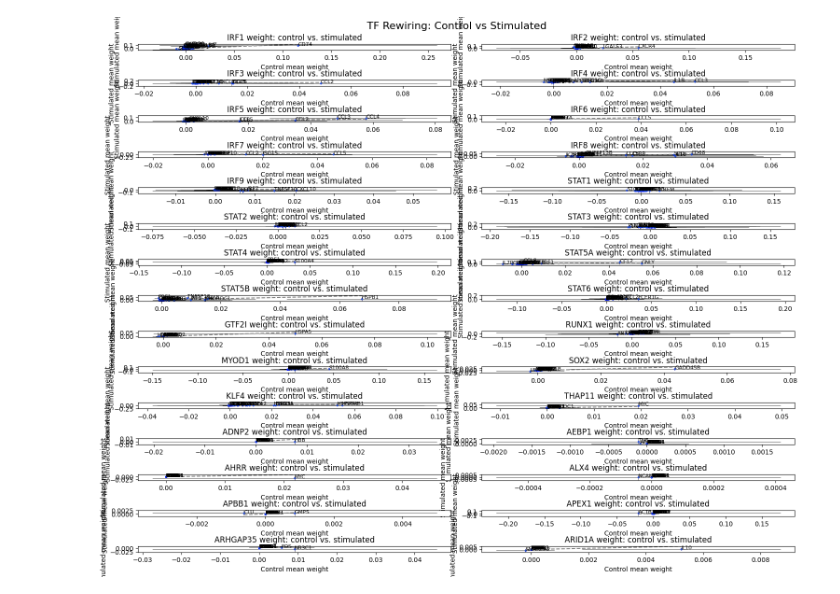
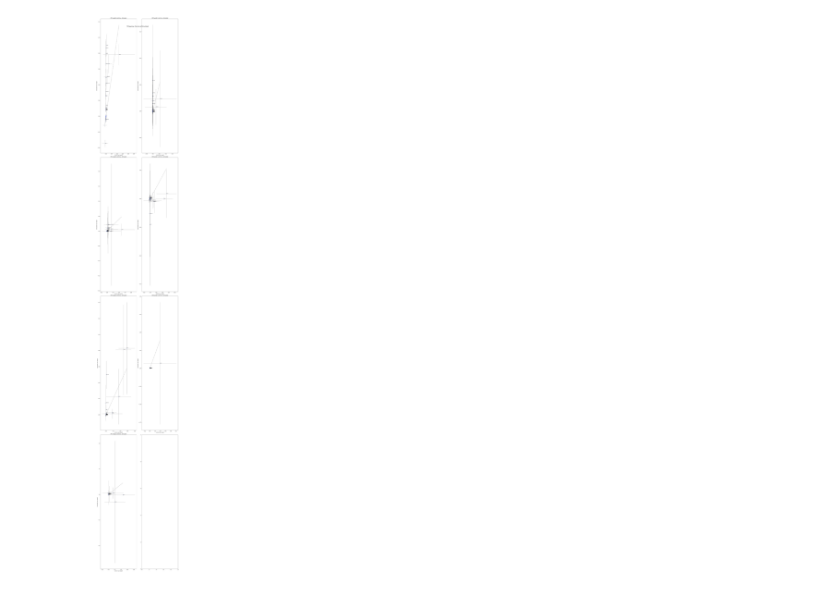
Before and after one commit to yusufozgur/DeepLife, a Jupyter notebook: Deeplife/hackhathon/visualize.ipynb, the cells around one changed output. Saved outputs shown, nothing was run; the diff lists cells and outputs as text; code cells hidden in the pictures.

Commit message:
some work on group visualization

```diff
--- a/Deeplife/hackhathon/visualize.ipynb
+++ b/Deeplife/hackhathon/visualize.ipynb
@@ -59,33 +67,34 @@ def plot_tf_rewiring(path, tf_names, title,
             xerr=merged["std_ctrl"], yerr=merged["std_stim"],
             fmt='.',                 # circle markers
             ecolor='black',           # color of error bars
             elinewidth=0.5,          # thin error bars
             markersize=5,
             markeredgecolor='blue',
             markeredgewidth=0.5
         )
 
         ax.plot([merged["ctrl"].min(), merged["ctrl"].max()],
         [merged["ctrl"].min(), merged["ctrl"].max()],
         color='grey', linestyle='--')
         ax.set_xlabel("Control mean weight")
         ax.set_ylabel("Stimulated mean weight")
         ax.set_title(f"{tf_name} weight: control vs. stimulated")
 
         merged["dist"] = np.abs(merged["stim"] - merged["ctrl"]) / np.sqrt(2)
         top = merged.nlargest(20, "dist")
         for gene, row in top.iterrows():
             ax.annotate(gene, (row["ctrl"], row["stim"]), fontsize=8)
 
         plt.tight_layout()
     plt.show()
 
 plot_tf_rewiring(
     path="save_model/vega",
     tf_names=['IRF1', 'IRF2', 'IRF3', 'IRF4', 'IRF5', 'IRF6', 'IRF7',
-       'IRF8', 'IRF9', 'STAT1', 'STAT2', 'STAT3', 'STAT4', 'STAT5A',
-       'STAT5B','STAT6','GTF2I','RUNX1', 'MYOD1', 'SOX2','KLF4', 'THAP11','ADNP2', 'AEBP1','AHRR', 'ALX4','APBB1','APEX1', 'ARHGAP35','ARID1A'],
+       #'IRF8', 'IRF9', 'STAT1', 'STAT2', 'STAT3', 'STAT4', 'STAT5A',
+       #'STAT5B','STAT6','GTF2I','RUNX1', 'MYOD1', 'SOX2','KLF4', 'THAP11','ADNP2', 'AEBP1','AHRR', 'ALX4','APBB1','APEX1', 'ARHGAP35','ARID1A'
+       ],
     title="TF Rewiring: Control vs Stimulated",
 )
 # %% [output]
-[figure, old version]
+[figure, new version]
```
Also changed, not shown: parts of 1 cell of this notebook, 11 other files.
